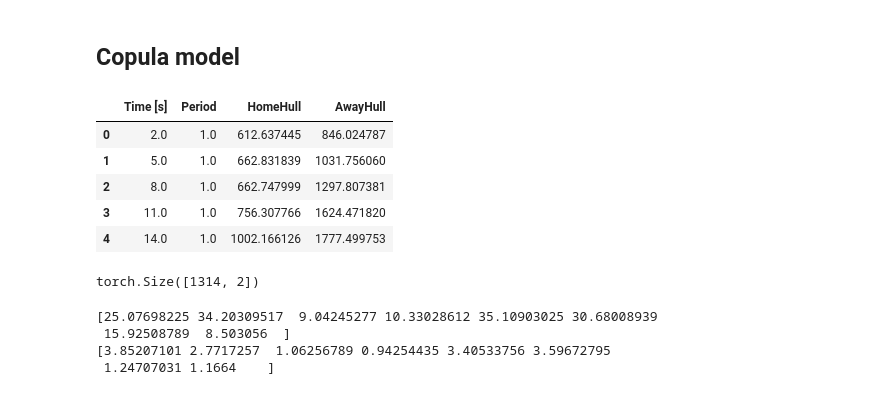
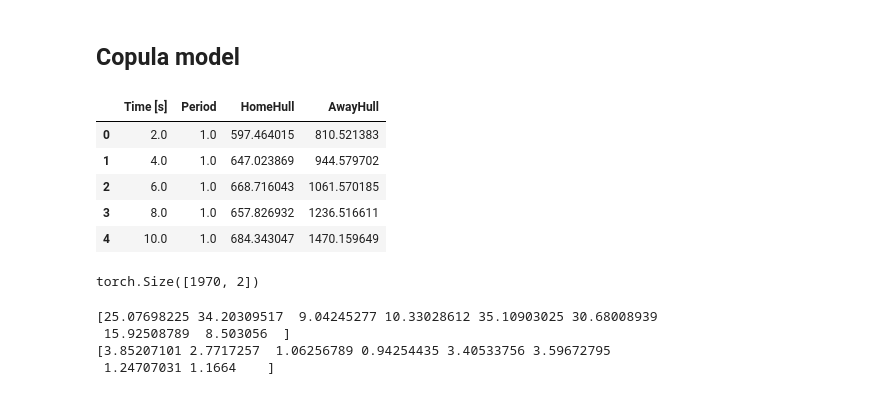
Before and after one commit to ValentinisAlessio/PML_exam, a Jupyter notebook: hmmpyro_tests/VarInference.ipynb, the cells around one changed output. Cells and saved outputs as stored; diff of their text form; code cells hidden in the pictures.

```diff
--- a/hmmpyro_tests/VarInference.ipynb
+++ b/hmmpyro_tests/VarInference.ipynb
@@ -97,21 +104,21 @@ print(f">> Mean of the Convex Hull for home team (STATE 2): {mean_state2:.2f} m^
 # %% [markdown]
 ## Copula model
 # %%
-data = pd.read_csv("../data/hulls_every3_matchday2.csv")
+data = pd.read_csv("../data/hulls_every2_matchday2.csv")
 data = data.dropna()
 data.head()
 # %% [output]
 |  | Time [s] | Period | HomeHull | AwayHull |
-| 0 | 2.0 | 1.0 | 612.637445 | 846.024787 |
-| 1 | 5.0 | 1.0 | 662.831839 | 1031.756060 |
-| 2 | 8.0 | 1.0 | 662.747999 | 1297.807381 |
-| 3 | 11.0 | 1.0 | 756.307766 | 1624.471820 |
-| 4 | 14.0 | 1.0 | 1002.166126 | 1777.499753 |
+| 0 | 2.0 | 1.0 | 597.464015 | 810.521383 |
+| 1 | 4.0 | 1.0 | 647.023869 | 944.579702 |
+| 2 | 6.0 | 1.0 | 668.716043 | 1061.570185 |
+| 3 | 8.0 | 1.0 | 657.826932 | 1236.516611 |
+| 4 | 10.0 | 1.0 | 684.343047 | 1470.159649 |
 # %%
 xy_sequence = torch.tensor(data[["HomeHull","AwayHull"]].values/100) #we divide by 100 to avoid computational issues (insted of m^2 we use dm^2)
 xy_sequence.shape
 # %% [output]
-torch.Size([1314, 2])
+torch.Size([1970, 2])
 # %%
 def empirical_gamma_cdf(x, shape, rate):
     # Generate 1000 random samples from the gamma distribution
```
Also changed, not shown: parts of 5 cells of this notebook, 8 other files.
